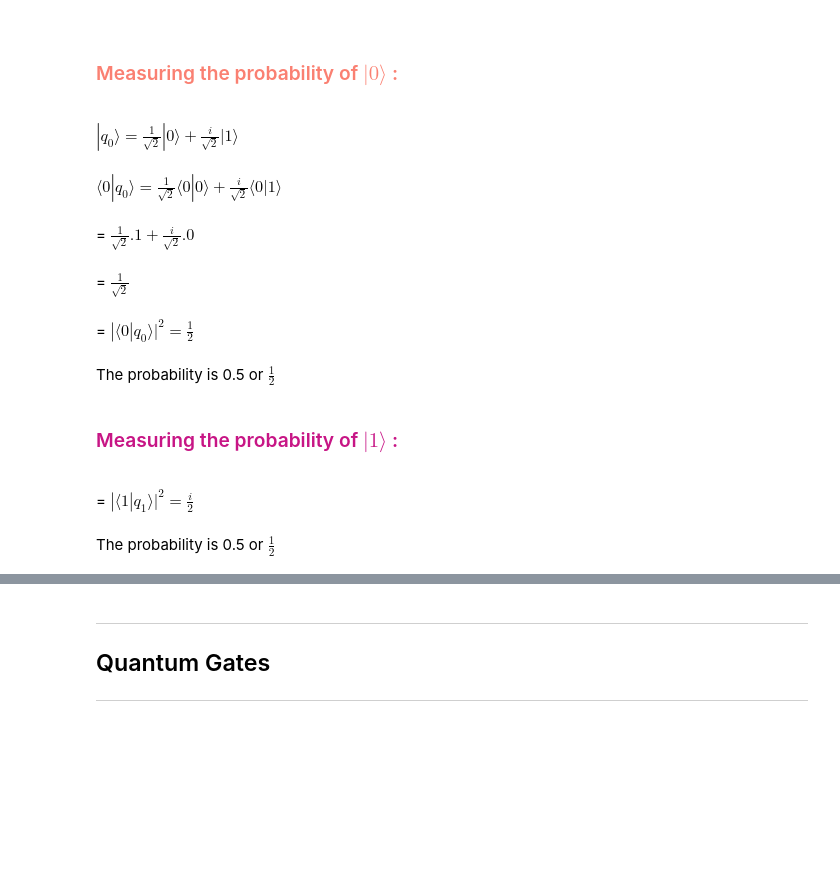
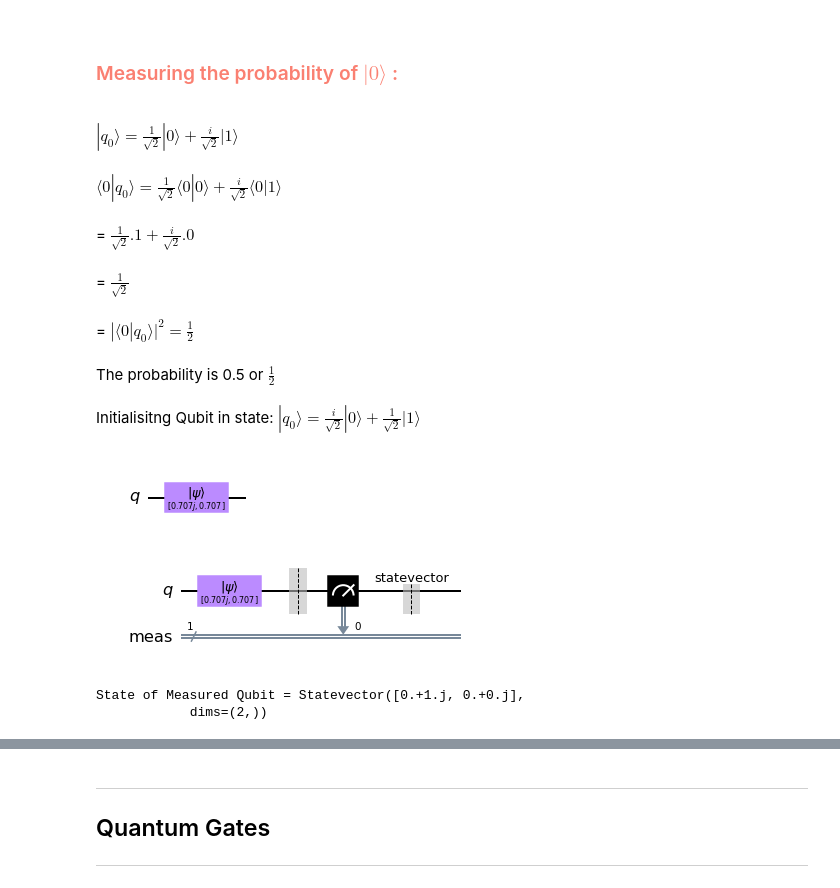
Before and after one commit to alexandrac77/emerging-technologies, a Jupyter notebook: content/Class Notebooks/Quantum Computing.ipynb, the cells around one changed output, grey strips where cells are left out. Cells and saved outputs as stored; diff of their text form; code cells hidden in the pictures; blank space fills up the shorter version.

```diff
--- a/content/Class Notebooks/Quantum Computing.ipynb
+++ b/content/Class Notebooks/Quantum Computing.ipynb
@@ -178,8 +178,6 @@ $\langle0  |q_0\rangle = \frac{1}{\sqrt2} \langle 0|0\rangle + \frac{i}{\sqrt2}\
 = $\frac{1}{\sqrt2}$ <br><br>
 = $|\langle0 |q_0\rangle |^2 = \frac{1}{2} $ <br><br>
 The probability is 0.5 or $\frac{1}{2}$
-# %% [markdown]
-### <font color='MediumVioletRed' >Measuring the probability of $|1\rangle$ : </font>
-<br>
-= $|\langle1 |q_1\rangle |^2 = \frac{i}{2} $ <br><br>
-The probability is 0.5 or $\frac{1}{2}$
+# %% [markdown]
+Initialisitng Qubit in state:
+$|q_0\rangle = \frac{i}{\sqrt2} |0\rangle + \frac{1}{\sqrt2}|1\rangle $
@@ -185,0 +190,7 @@ The probability is 0.5 or $\frac{1}{2}$
+# %%
+qc = qiskit.QuantumCircuit(1) # We are redefining qc
+initial_state = [0.+1.j/sqrt(2),1/sqrt(2)+0.j]
+qc.initialize(initial_state, 0)
+qc.draw(output='mpl')
+# %% [output]
+[figure, added]
@@ -185,0 +199,18 @@ The probability is 0.5 or $\frac{1}{2}$
+# %%
+qc = qiskit.QuantumCircuit(1) # We are redefining qc
+initial_state = [0.+1.j/sqrt(2),1/sqrt(2)+0.j]
+qc.initialize(initial_state, 0)
+qc.measure_all()
+qc.save_statevector()
+qc.draw(output='mpl')
+# %% [output]
+[figure, added]
+# %%
+# Simulate entire circuit.
+# One amplitude is always 0.
+qobj = assemble(qc)
+state = sim.run(qobj).result().get_statevector()
+print("State of Measured Qubit = " + str(state))
+# %% [output]
+State of Measured Qubit = Statevector([0.+1.j, 0.+0.j],
+            dims=(2,))
```
Also changed, not shown: parts of 11 cells of this notebook.
